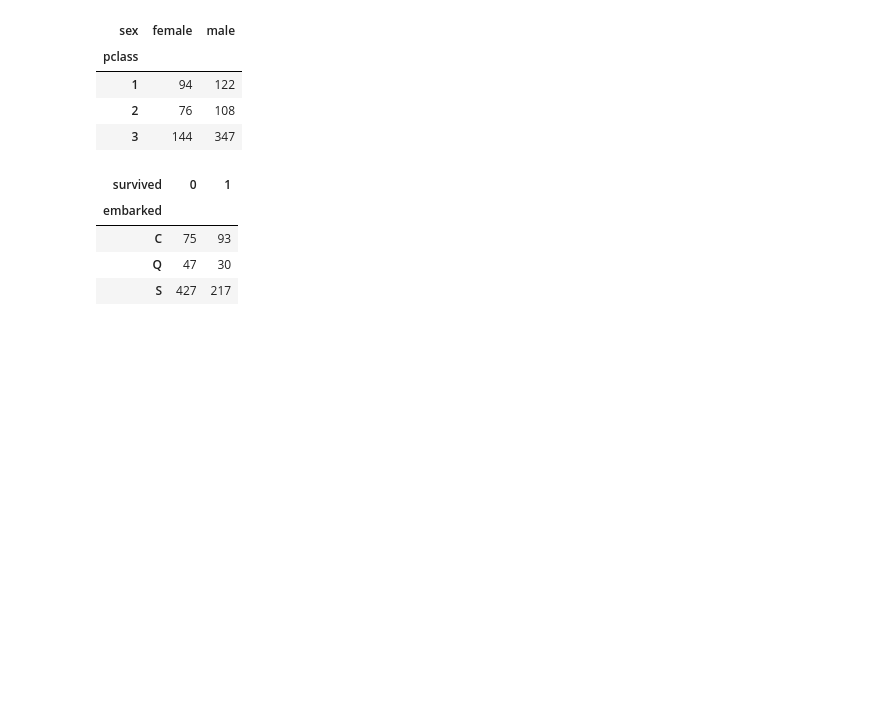
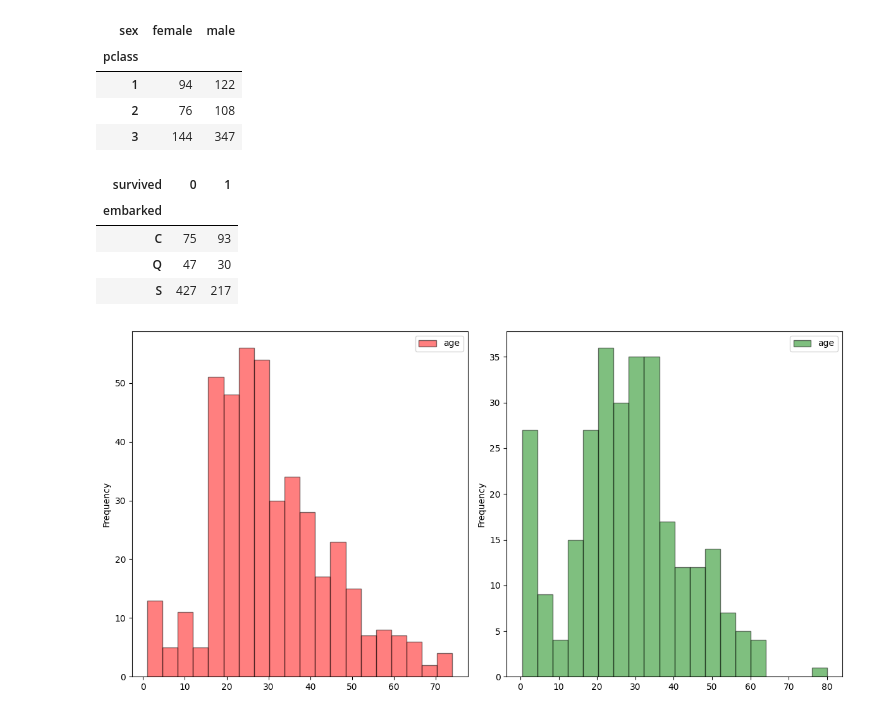
Before and after one commit to Salmanfarsi2561/PYTHON_ML, a Jupyter notebook: EDA/datasets/Analysis/Titanic.ipynb, the cells around one changed output. Saved outputs shown, nothing was run; the diff lists cells and outputs as text; code cells hidden in the pictures; blank space fills up the shorter version.

```diff
--- a/EDA/datasets/Analysis/Titanic.ipynb
+++ b/EDA/datasets/Analysis/Titanic.ipynb
@@ -161,3 +161,13 @@ pd.crosstab(data.embarked, data.survived)
 | C | 75 | 93 |
 | Q | 47 | 30 |
 | S | 427 | 217 |
+# %%
+fig, ax = plt.subplots(1,2,figsize=(12,6))
+
+data[data['survived']==0].plot.hist(ax=ax[0],y='age',bins=20,color='red',alpha=0.5,edgecolor='black')
+data[data['survived']==1].plot.hist(ax=ax[1],y='age',bins=20,color='green',alpha=0.5,edgecolor='black')
+axes[0].set_title('Age Distribution of Deceased Passengers')
+axes[1].set_title('Age Distribution of Survived Passengers')
+plt.tight_layout()
+# %% [output]
+[figure, added]
```
Also changed, not shown: 1 other file.
